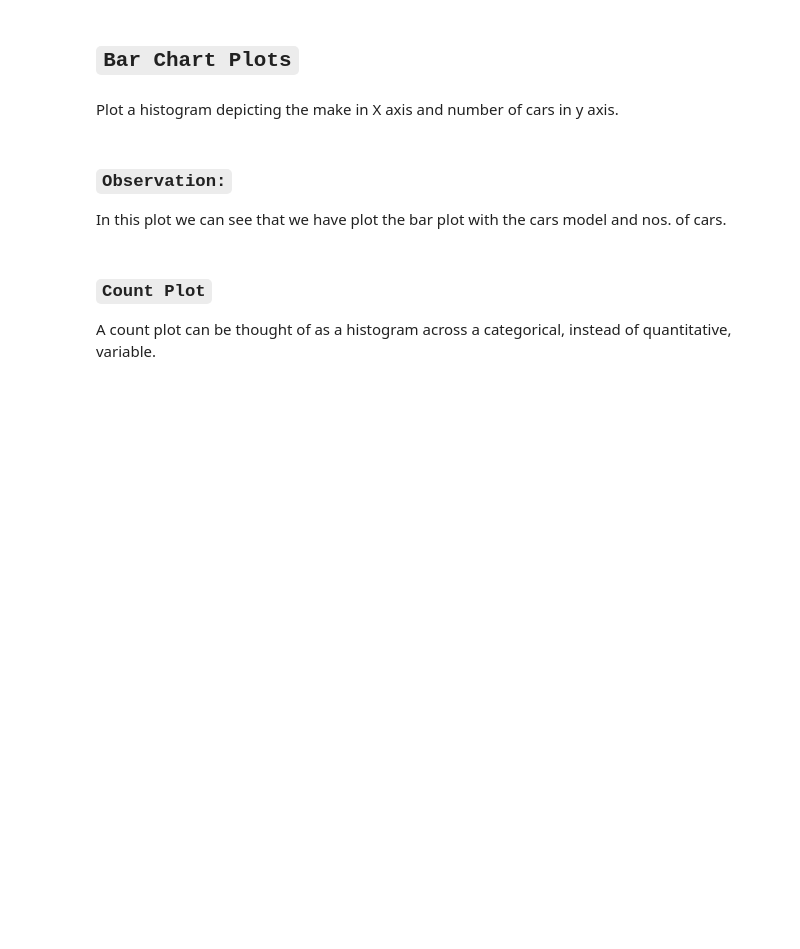
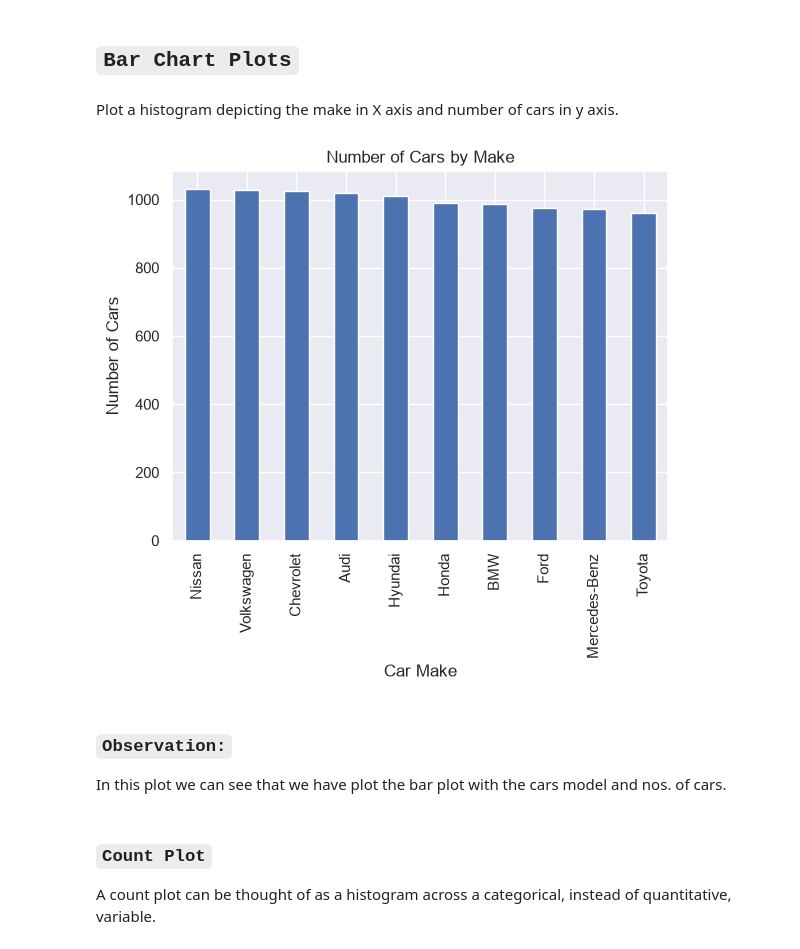
Before and after one commit to ravindrapal001/EDA-Assignment-Days-14, a Jupyter notebook: EDA_Assignment_Day_14.ipynb, the cells around one changed output. Drawn from its saved outputs; the diff is of its cells as text; code cells hidden in the pictures; blank space fills up the shorter version.

```diff
--- a/EDA_Assignment_Day_14.ipynb
+++ b/EDA_Assignment_Day_14.ipynb
@@ -315,3 +339,14 @@ Plot a histogram depicting the make in X axis and number of cars in y axis. <br>
+# %%
+# plt.figure(figsize = (12,8))
+
+df['Make'].value_counts().nlargest(10).plot(kind='bar')
+
+plt.title('Number of Cars by Make')
+plt.xlabel('Car Make')
+plt.ylabel('Number of Cars')
+plt.show()
+# %% [output]
+[figure, added]
 # %% [markdown]
 ### **`Observation:`**
 In this plot we can see that we have plot the bar plot with the cars model and nos. of cars.
```
Also changed, not shown: parts of 13 cells of this notebook.
